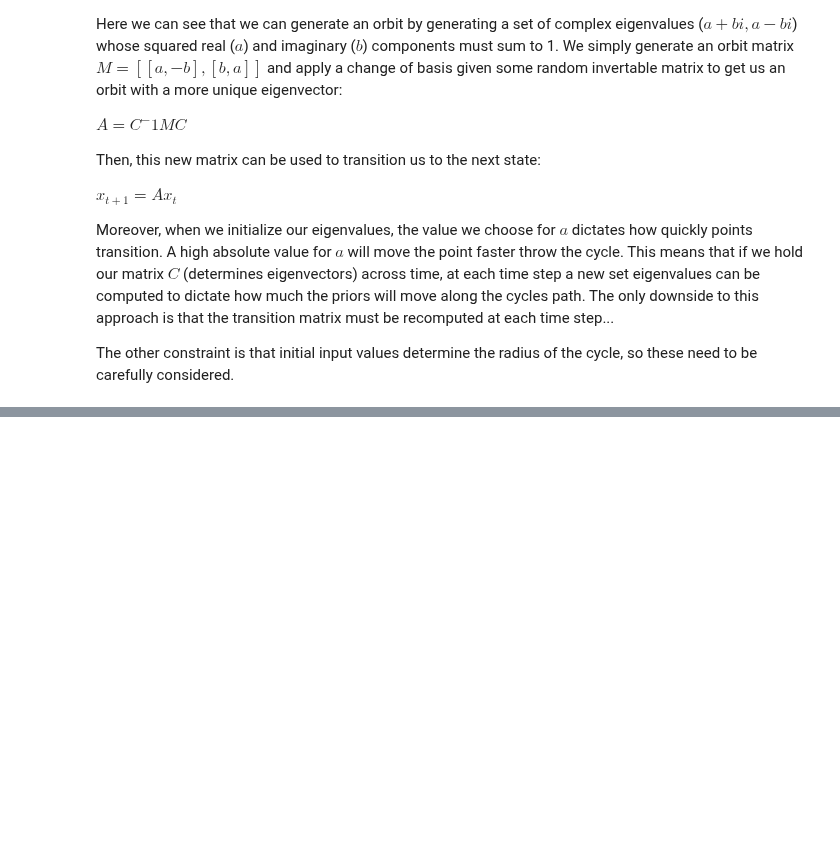
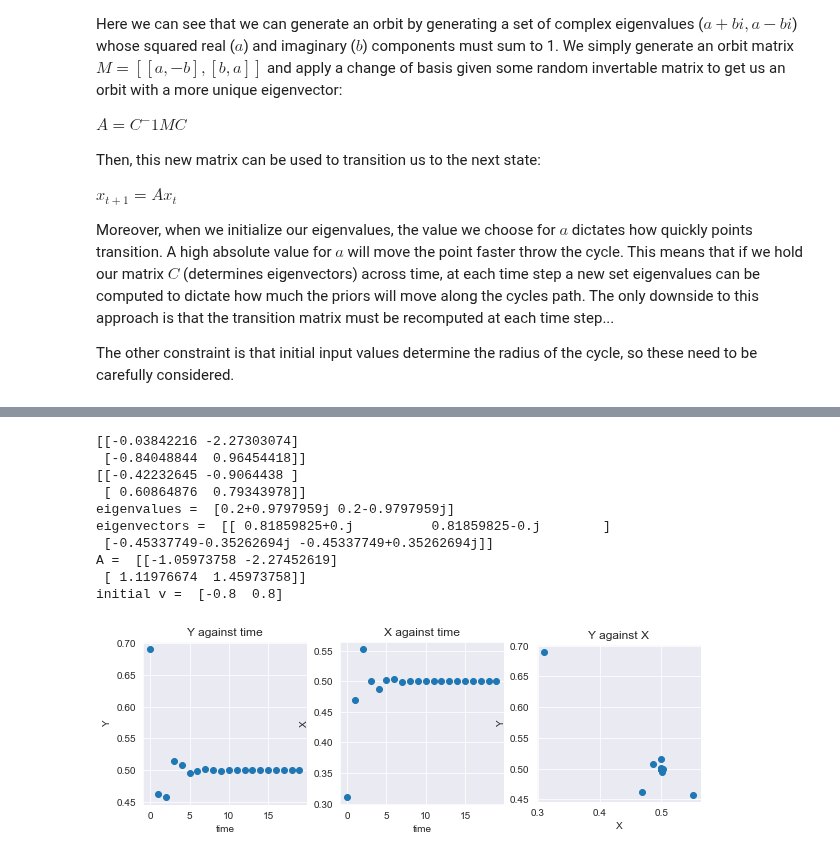
Before and after one commit to rpassas/Social_AI, a Jupyter notebook: misc_notebooks/orbits.ipynb, the cells around one changed output, grey strips where cells are left out. Drawn from its saved outputs; the diff is of its cells as text; code cells hidden in the pictures; blank space fills up the shorter version.

```diff
--- a/misc_notebooks/orbits.ipynb
+++ b/misc_notebooks/orbits.ipynb
@@ -352,0 +446,47 @@ The other constraint is that initial input values determine the radius of the cy
+# %%
+a, b = get_val(0.2)
+M = np.array([[a, -b],
+              [b, a]])
+C = np.array([[4, 1],
+              [4, 8]])
+Ci = np.linalg.inv(C)
+A = Ci@M@C
+val, vec = np.linalg.eig(A)
+var = .2
+#print(scipy.linalg.fractional_matrix_power(A, var))
+print( normalize(2*np.random.rand(2, 2)-1, axis=1, norm='l2')*A)
+print( normalize(A, axis=1, norm='l2'))
+print("eigenvalues = ", val)
+print("eigenvectors = ", vec)
+print("A = ", A)
+v = np.array([-.8,.8])
+print("initial v = ", v)
+time = 20
+x,y,t = norm_cycle(v, A, time)
+fig, (ax1, ax2, ax3) = plt.subplots(1, 3, figsize=(10, 3))
+ax1.scatter(t, y)
+ax1.set_title("Y against time")
+ax1.set_xlabel('time')
+ax1.set_ylabel('Y')
+ax2.scatter(t, x)
+ax2.set_title("X against time")
+ax2.set_xlabel('time')
+ax2.set_ylabel('X')
+ax3.scatter(x, y)
+ax3.set_title("Y against X")
+ax3.set_xlabel('X')
+ax3.set_ylabel('Y')
+ax1 = plt.gca()
+ax1.set_aspect('equal', adjustable='box')
+# %% [output]
+[[-0.03842216 -2.27303074]
+ [-0.84048844  0.96454418]]
+[[-0.42232645 -0.9064438 ]
+ [ 0.60864876  0.79343978]]
+eigenvalues =  [0.2+0.9797959j 0.2-0.9797959j]
+eigenvectors =  [[ 0.81859825+0.j          0.81859825-0.j        ]
+ [-0.45337749-0.35262694j -0.45337749+0.35262694j]]
+A =  [[-1.05973758 -2.27452619]
+ [ 1.11976674  1.45973758]]
+initial v =  [-0.8  0.8]
+[figure, added]
```
Also changed, not shown: parts of 6 cells of this notebook, 1 other file.
